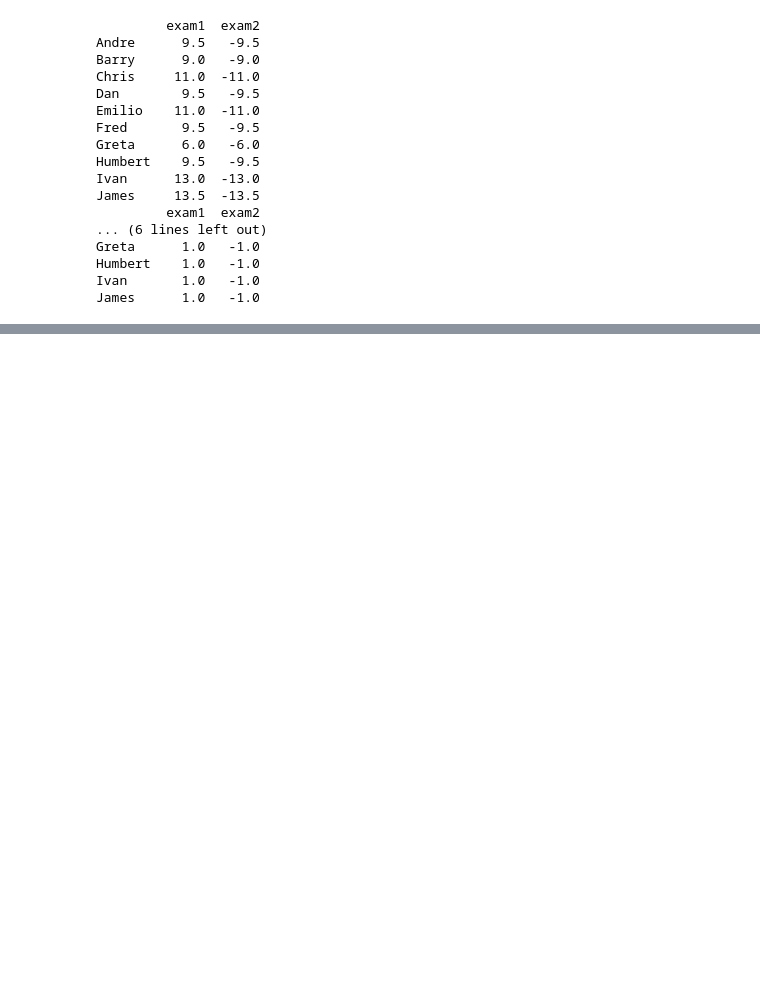
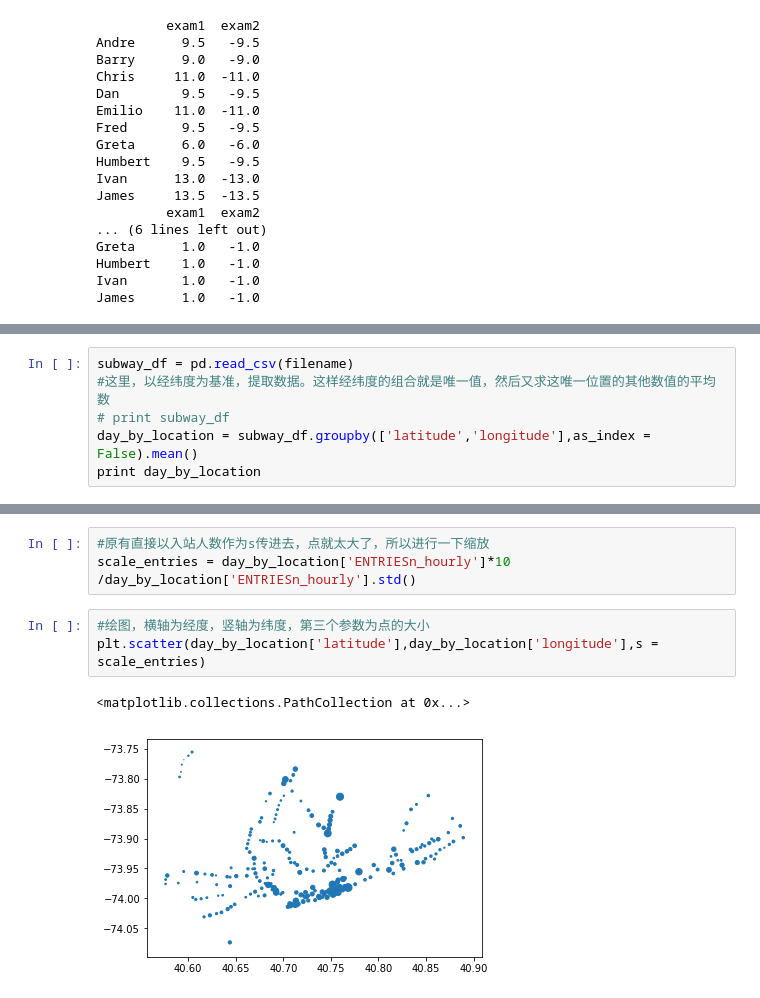
Before and after one commit to miniminiming/DataAnalyzeLesson, a Jupyter notebook: lesson_5/Pandas_resolve_2d_data.ipynb, the cells around one changed output, grey strips where cells are left out. Cells and saved outputs as stored; diff of their text form; blank space fills up the shorter version.

```diff
--- a/lesson_5/Pandas_resolve_2d_data.ipynb
+++ b/lesson_5/Pandas_resolve_2d_data.ipynb
@@ -798,0 +1186,6 @@ James      1.0   -1.0
+# %%
+subway_df = pd.read_csv(filename)
+#这里，以经纬度为基准，提取数据。这样经纬度的组合就是唯一值，然后又求这唯一位置的其他数值的平均数
+# print subway_df
+day_by_location = subway_df.groupby(['latitude','longitude'],as_index = False).mean()
+print day_by_location
@@ -798,0 +1210,9 @@ James      1.0   -1.0
+# %%
+#原有直接以入站人数作为s传进去，点就太大了，所以进行一下缩放
+scale_entries = day_by_location['ENTRIESn_hourly']*10 /day_by_location['ENTRIESn_hourly'].std()
+# %%
+#绘图，横轴为经度，竖轴为纬度，第三个参数为点的大小
+plt.scatter(day_by_location['latitude'],day_by_location['longitude'],s = scale_entries)
+# %% [output]
+<matplotlib.collections.PathCollection at 0x...>
+[figure, added]
```
Also changed, not shown: parts of 30 cells of this notebook.
